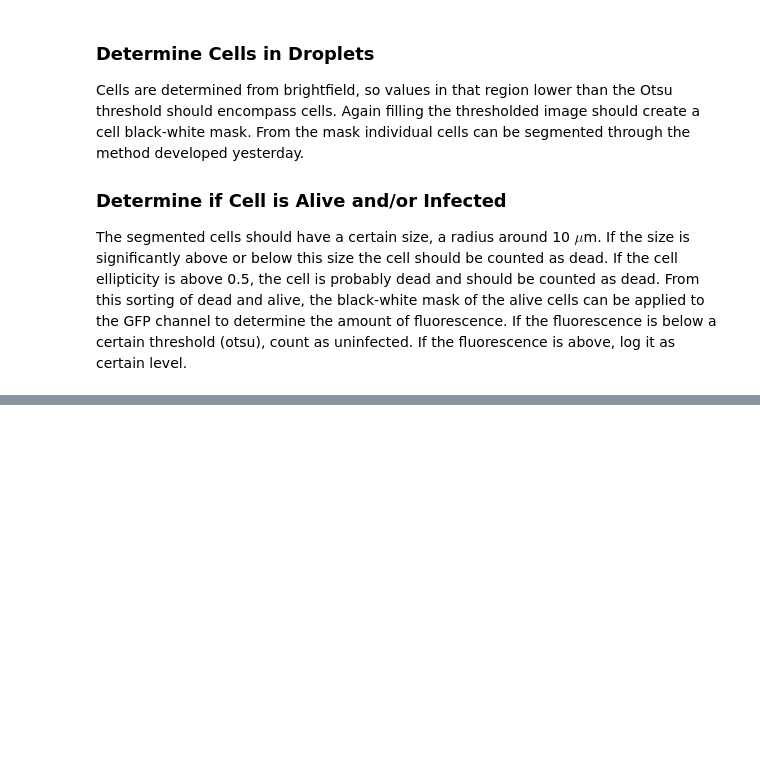
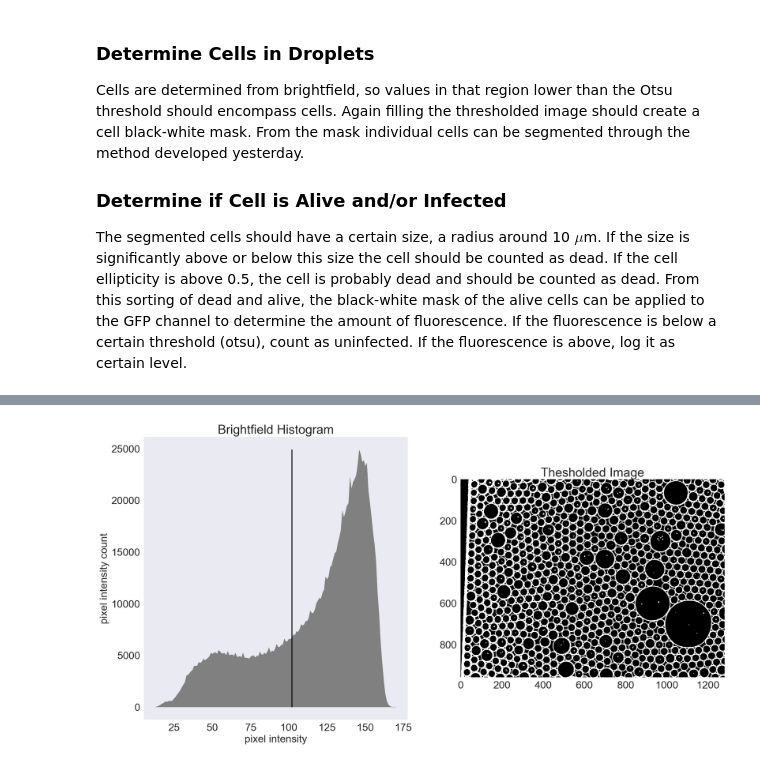
Before and after one commit to adamcatching/Polio_DIPS, a Jupyter notebook: notebook/2018_06_28.ipynb, the cells around one changed output, grey strips where cells are left out. Drawn from its saved outputs; the diff is of its cells as text; code cells hidden in the pictures; blank space fills up the shorter version.

```diff
--- a/notebook/2018_06_28.ipynb
+++ b/notebook/2018_06_28.ipynb
@@ -22,0 +67,23 @@ The segmented cells should have a certain size, a radius around 10 $\mu$m. If th
+# %%
+# Threshold the brightfield image and determine the value of the outline
+
+# Create histogram data from the brightfield image
+hist_bright, bins_bright = skimage.exposure.histogram(image_bright)
+
+# Find the Otsu threshold
+bright_thresh_otsu = skimage.filters.threshold_otsu(image_bright)
+# %%
+# Show both the histogram of the brightfield image and the thresholded image
+with sns.axes_style('dark'):
+    fig, ax = plt.subplots(1, 2, figsize=(20, 10))
+
+    ax[0].fill_between(bins_bright, hist_bright, color='Gray')
+    ax[0].plot([bright_thresh_otsu, bright_thresh_otsu],[0, max(hist_bright)], color='black')
+    ax[0].set_title('Brightfield Histogram')
+    ax[0].set_xlabel('pixel intensity')
+    ax[0].set_ylabel('pixel intensity count')
+
+    ax[1].imshow(image_bright > bright_thresh_otsu)
+    ax[1].set_title('Thesholded Image')
+# %% [output]
+[figure, added]
```
Also changed, not shown: parts of 7 cells of this notebook.
